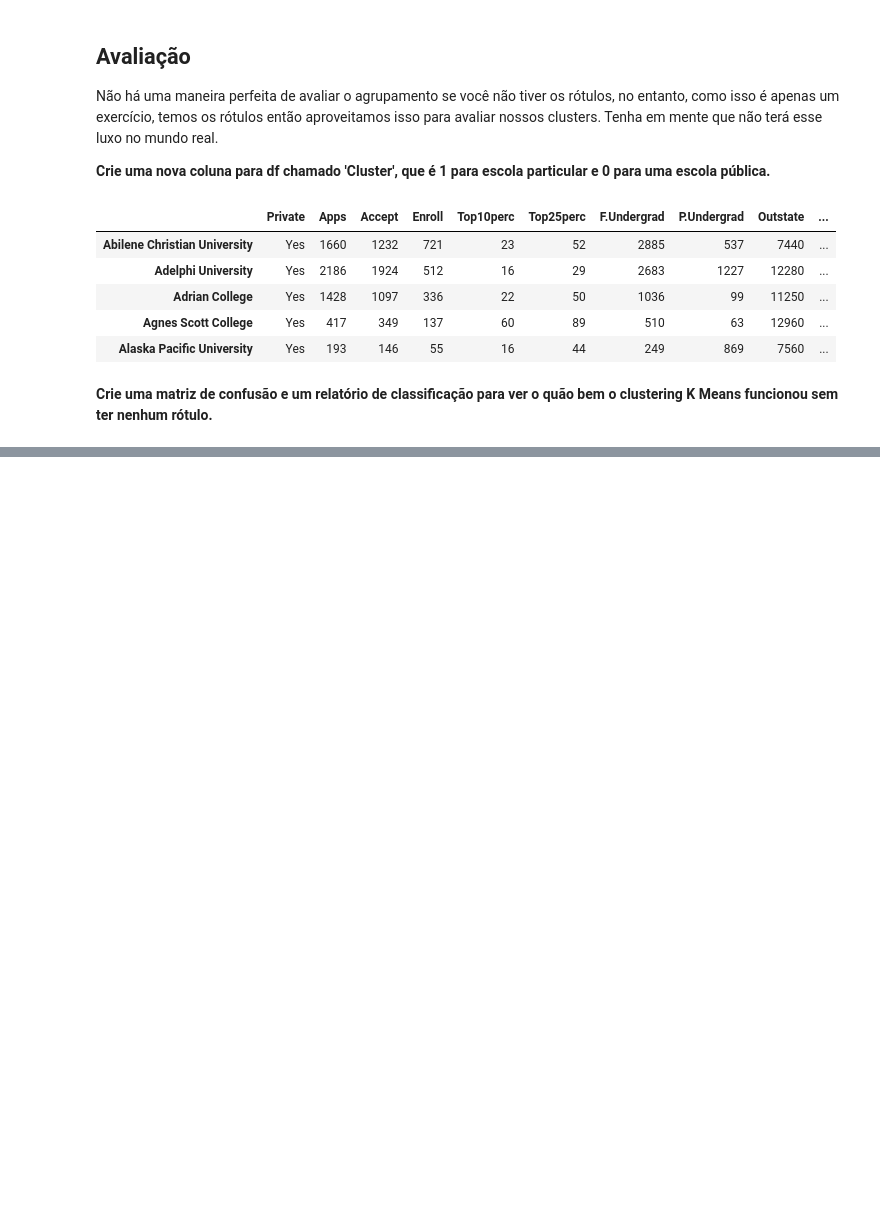
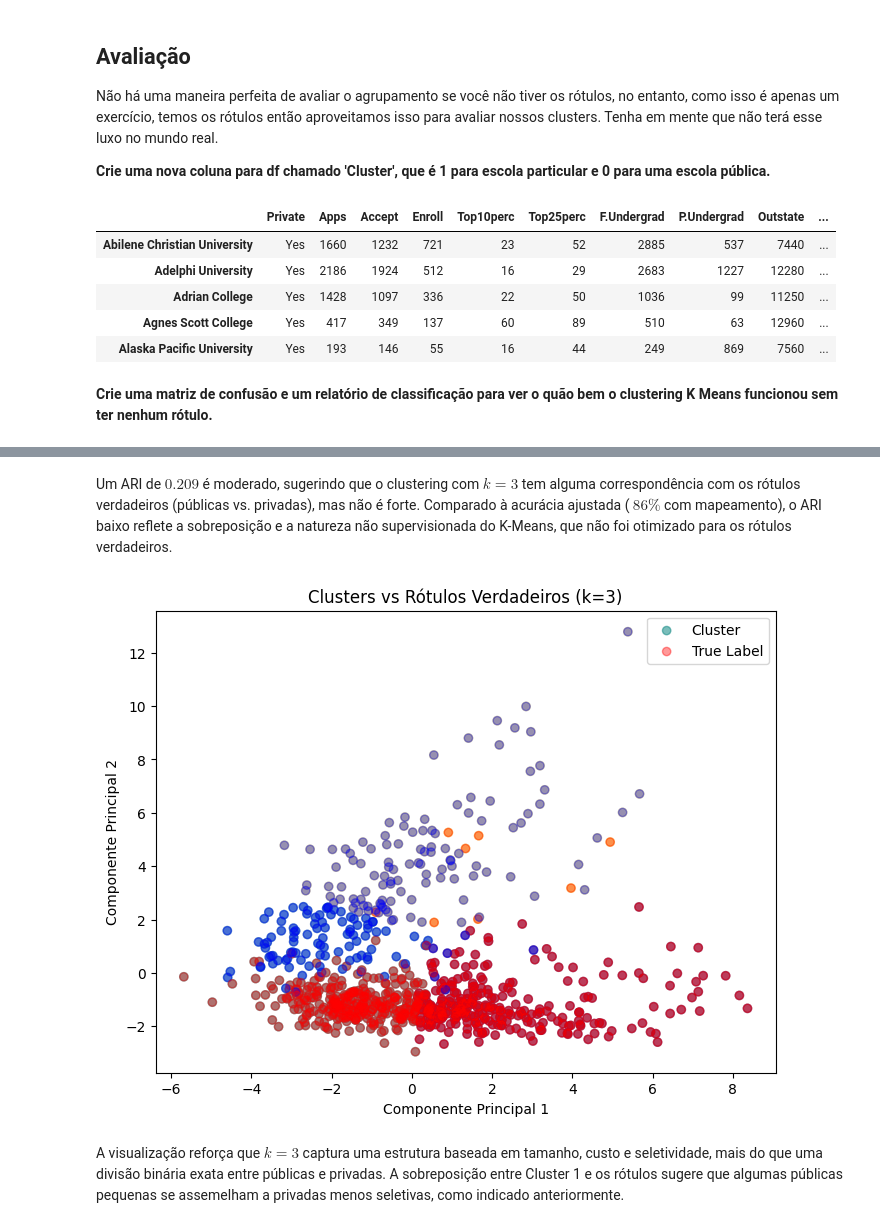
Before and after one commit to brunomartinsmv/MachineLearning, a Jupyter notebook: 2025/atividades/K-Means/Projeto de K Means Clustering - Projeto.ipynb, the cells around one changed output, grey strips where cells are left out. Cells and saved outputs as stored; diff of their text form; code cells hidden in the pictures; blank space fills up the shorter version.

```diff
--- a/2025/atividades/K-Means/Projeto de K Means Clustering - Projeto.ipynb
+++ b/2025/atividades/K-Means/Projeto de K Means Clustering - Projeto.ipynb
@@ -300,0 +562,17 @@ Não tão ruim, considerando que o algoritmo está usando apenas os recursos par
+# %% [markdown]
+Um ARI de $0.209 $ é moderado, sugerindo que o clustering com $ k=3 $ tem alguma correspondência com os rótulos verdadeiros (públicas vs. privadas), mas não é forte.
+Comparado à acurácia ajustada ($~86\%$ com mapeamento), o ARI baixo reflete a sobreposição e a natureza não supervisionada do K-Means, que não foi otimizado para os rótulos verdadeiros.
+# %%
+plt.figure(figsize=(8, 6))
+scatter = plt.scatter(X_pca[:, 0], X_pca[:, 1], c=dados['Cluster'], cmap='viridis', alpha=0.6, label='Cluster')
+plt.scatter(X_pca[:, 0], X_pca[:, 1], c=dados['True_Label'], cmap='bwr', alpha=0.4, label='True Label')
+plt.legend()
+plt.xlabel('Componente Principal 1')
+plt.ylabel('Componente Principal 2')
+plt.title('Clusters vs Rótulos Verdadeiros (k=3)')
+plt.show()
+# %% [output]
+[figure, added]
+# %% [markdown]
+A visualização reforça que $ k=3 $ captura uma estrutura baseada em tamanho, custo e seletividade, mais do que uma divisão binária exata entre públicas e privadas.
+A sobreposição entre Cluster 1 e os rótulos sugere que algumas públicas pequenas se assemelham a privadas menos seletivas, como indicado anteriormente.
```
Also changed, not shown: parts of 30 cells of this notebook, 2 other files.
